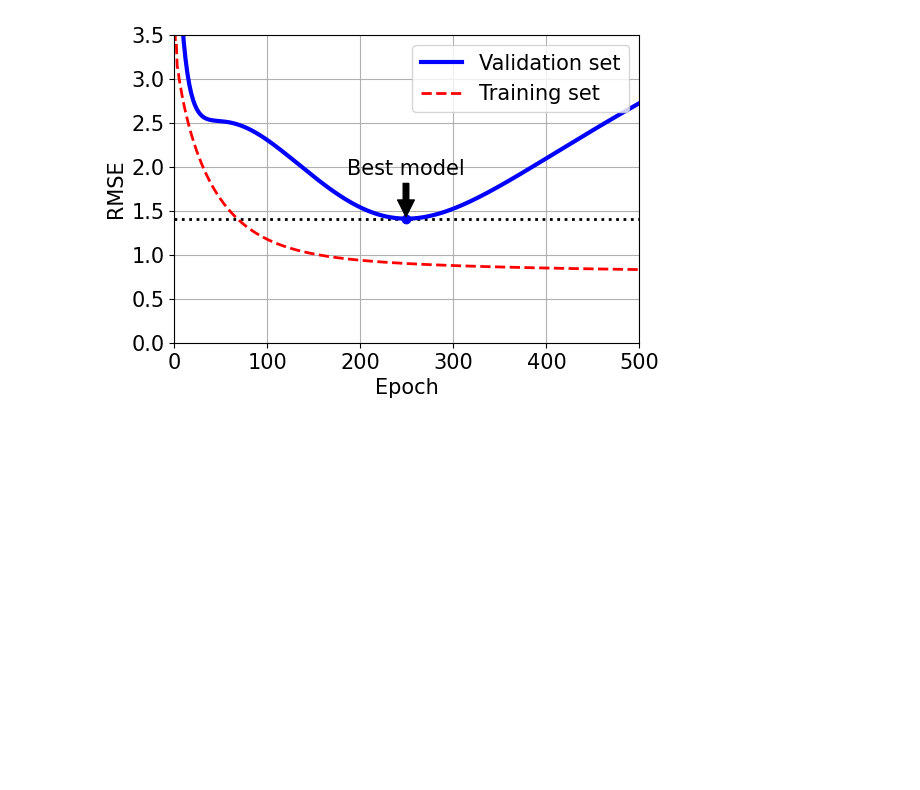
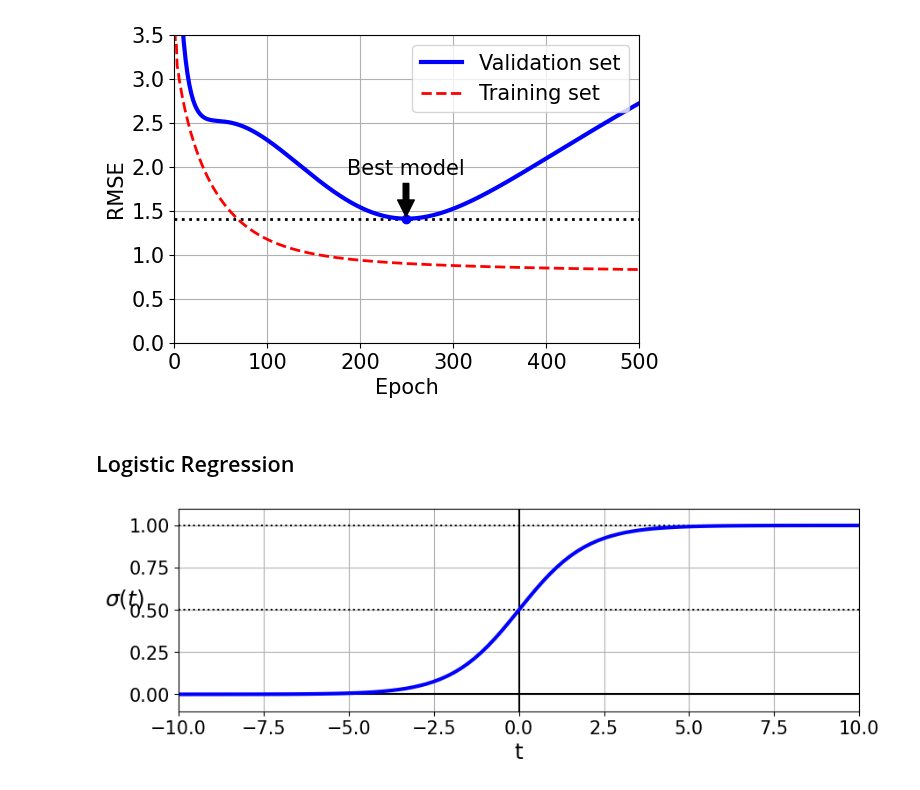
Before and after one commit to hassin070/hands_on_ML_, a Jupyter notebook: chapter_4.ipynb, the cells around one changed output. Saved outputs shown, nothing was run; the diff lists cells and outputs as text; code cells hidden in the pictures; blank space fills up the shorter version.

```diff
--- a/chapter_4.ipynb
+++ b/chapter_4.ipynb
@@ -515,3 +515,21 @@ plt.grid()
 plt.show()
 # %% [output]
 [figure]
+# %% [markdown]
+## Logistic Regression
+# %%
+t= np.linspace(-10,10,100)
+sig = 1/ (1 + np.exp(-t))
+
+plt.figure(figsize=(10,3))
+plt.plot([-10, 10], [0, 0], "k-")
+plt.plot([-10, 10], [0.5, 0.5], "k:")
+plt.plot([-10, 10], [1, 1], "k:")
+plt.plot([0, 0], [-1.1, 1.1], "k-")
+plt.plot(t, sig, "b-", linewidth=3)
+plt.xlabel("t", fontsize=18)
+plt.ylabel(r"$\sigma(t)$", fontsize=18, rotation=0)
+plt.axis([-10, 10, -0.1, 1.1])
+plt.grid()
+# %% [output]
+[figure, added]
```
Also changed, not shown: parts of 14 cells of this notebook.
